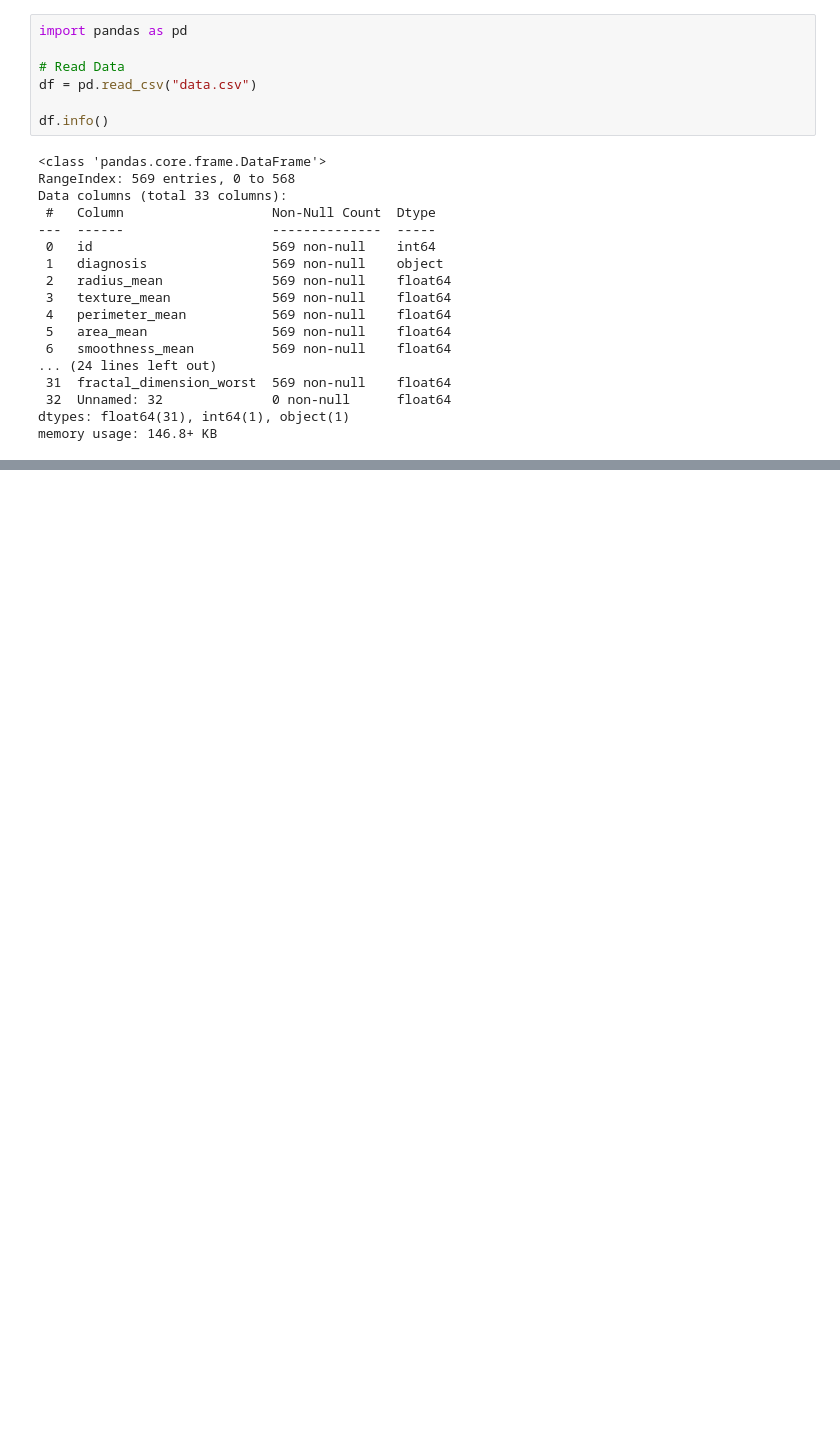
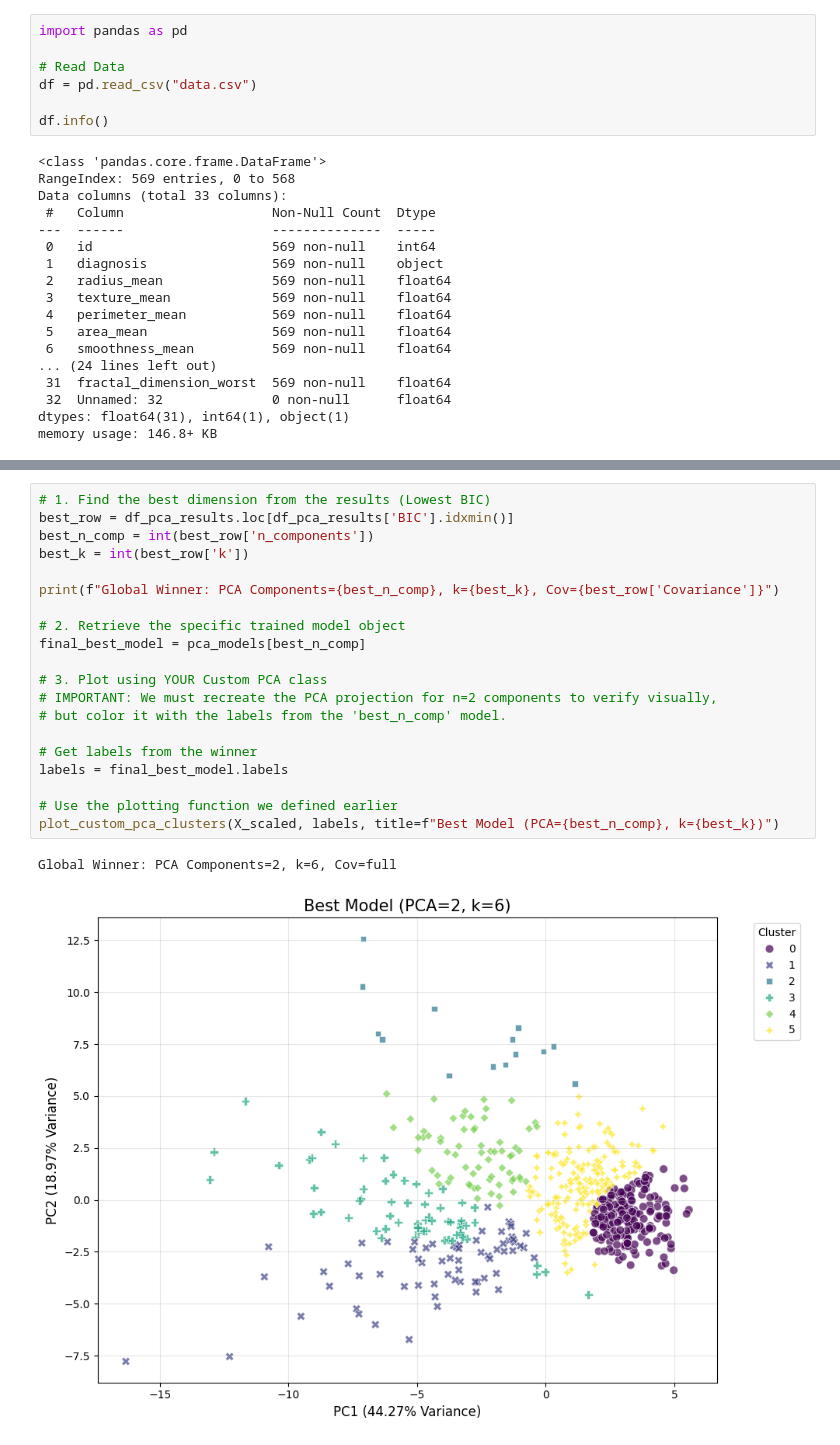
Before and after one commit to bassam-14/Unsupervised-Learning, a Jupyter notebook: GMM.ipynb, the cells around one changed output, grey strips where cells are left out. Saved outputs shown, nothing was run; the diff lists cells and outputs as text; blank space fills up the shorter version.

```diff
--- a/GMM.ipynb
+++ b/GMM.ipynb
@@ -248,0 +500,23 @@ class GMM:
+# %%
+# 1. Find the best dimension from the results (Lowest BIC)
+best_row = df_pca_results.loc[df_pca_results['BIC'].idxmin()]
+best_n_comp = int(best_row['n_components'])
+best_k = int(best_row['k'])
+
+print(f"Global Winner: PCA Components={best_n_comp}, k={best_k}, Cov={best_row['Covariance']}")
+
+# 2. Retrieve the specific trained model object
+final_best_model = pca_models[best_n_comp]
+
+# 3. Plot using YOUR Custom PCA class
+# IMPORTANT: We must recreate the PCA projection for n=2 components to verify visually,
+# but color it with the labels from the 'best_n_comp' model.
+
+# Get labels from the winner
+labels = final_best_model.labels
+
+# Use the plotting function we defined earlier
+plot_custom_pca_clusters(X_scaled, labels, title=f"Best Model (PCA={best_n_comp}, k={best_k})")
+# %% [output]
+Global Winner: PCA Components=2, k=6, Cov=full
+[figure, added]
```
Also changed, not shown: parts of 8 cells of this notebook, 2 other files.
